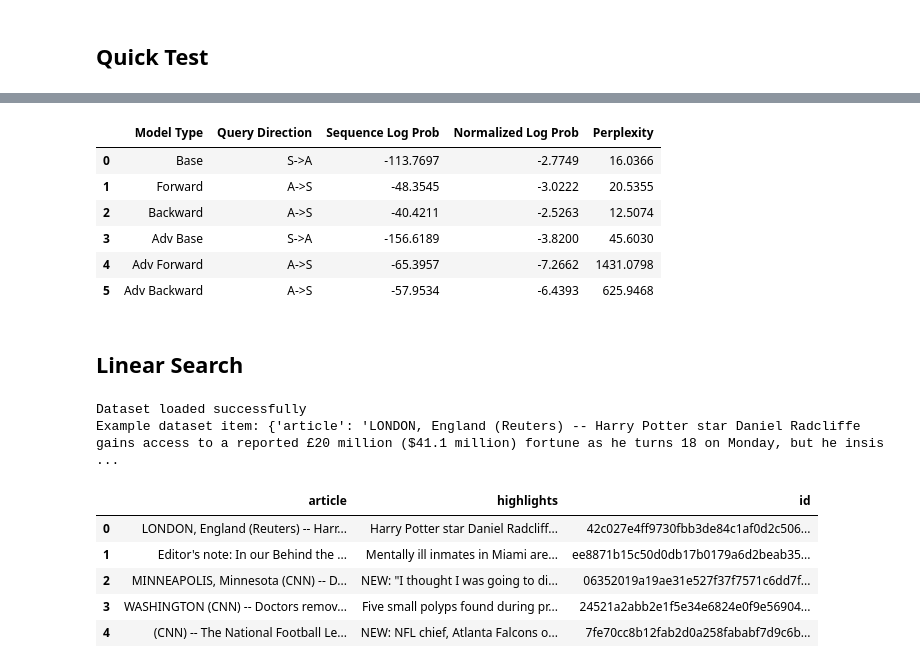
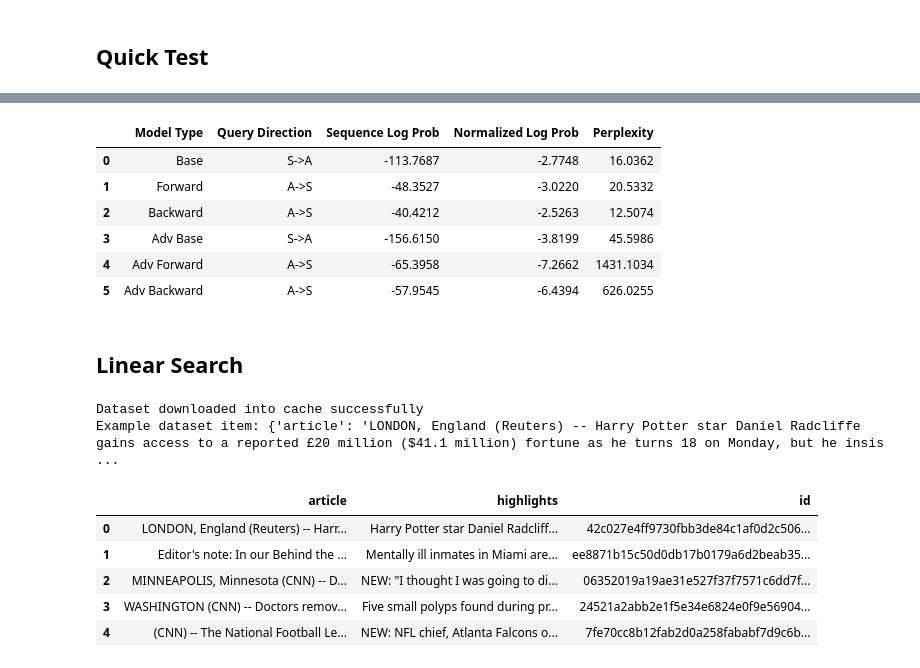
Before and after one commit to strivn/idl-project, a Jupyter notebook: notebooks/new_scoring_citation_experiment_revamp.ipynb, the cells around one changed output, grey strips where cells are left out. Drawn from its saved outputs; the diff is of its cells as text; code cells hidden in the pictures.

```diff
--- a/notebooks/new_scoring_citation_experiment_revamp.ipynb
+++ b/notebooks/new_scoring_citation_experiment_revamp.ipynb
@@ -141,21 +134,22 @@ Full sentence: Daniel Craig is recasted as James Bond againis summarized byHarry
 # %%
-result_df = pd.DataFrame(scores_data)
-result_df
+# result_df = pd.DataFrame(scores_data)
+# result_df
 # %% [output]
 |  | Model Type | Query Direction | Sequence Log Prob | Normalized Log Prob | Perplexity |
-| 0 | Base | S->A | -113.7697 | -2.7749 | 16.0366 |
-| 1 | Forward | A->S | -48.3545 | -3.0222 | 20.5355 |
-| 2 | Backward | A->S | -40.4211 | -2.5263 | 12.5074 |
-| 3 | Adv Base | S->A | -156.6189 | -3.8200 | 45.6030 |
-| 4 | Adv Forward | A->S | -65.3957 | -7.2662 | 1431.0798 |
-| 5 | Adv Backward | A->S | -57.9534 | -6.4393 | 625.9468 |
+| 0 | Base | S->A | -113.7687 | -2.7748 | 16.0362 |
+| 1 | Forward | A->S | -48.3527 | -3.0220 | 20.5332 |
+| 2 | Backward | A->S | -40.4212 | -2.5263 | 12.5074 |
+| 3 | Adv Base | S->A | -156.6150 | -3.8199 | 45.5986 |
+| 4 | Adv Forward | A->S | -65.3958 | -7.2662 | 1431.1034 |
+| 5 | Adv Backward | A->S | -57.9545 | -6.4394 | 626.0255 |
 # %% [markdown]
 ## Linear Search
 # %%
-dataset = load_cnn_dataset(num_samples=100)
+dataset = load_cnn_dataset(num_samples=47852)
+#dataset = load_cnn_dataset()
 dataset = pd.DataFrame(dataset)
 # %% [output]
-Dataset loaded successfully
+Dataset downloaded into cache successfully
 Example dataset item: {'article': 'LONDON, England (Reuters) -- Harry Potter star Daniel Radcliffe gains access to a reported £20 million ($41.1 million) fortune as he turns 18 on Monday, but he insis ...
 # %%
 dataset.head(5)
```
Also changed, not shown: parts of 23 cells of this notebook, 15 other files.
